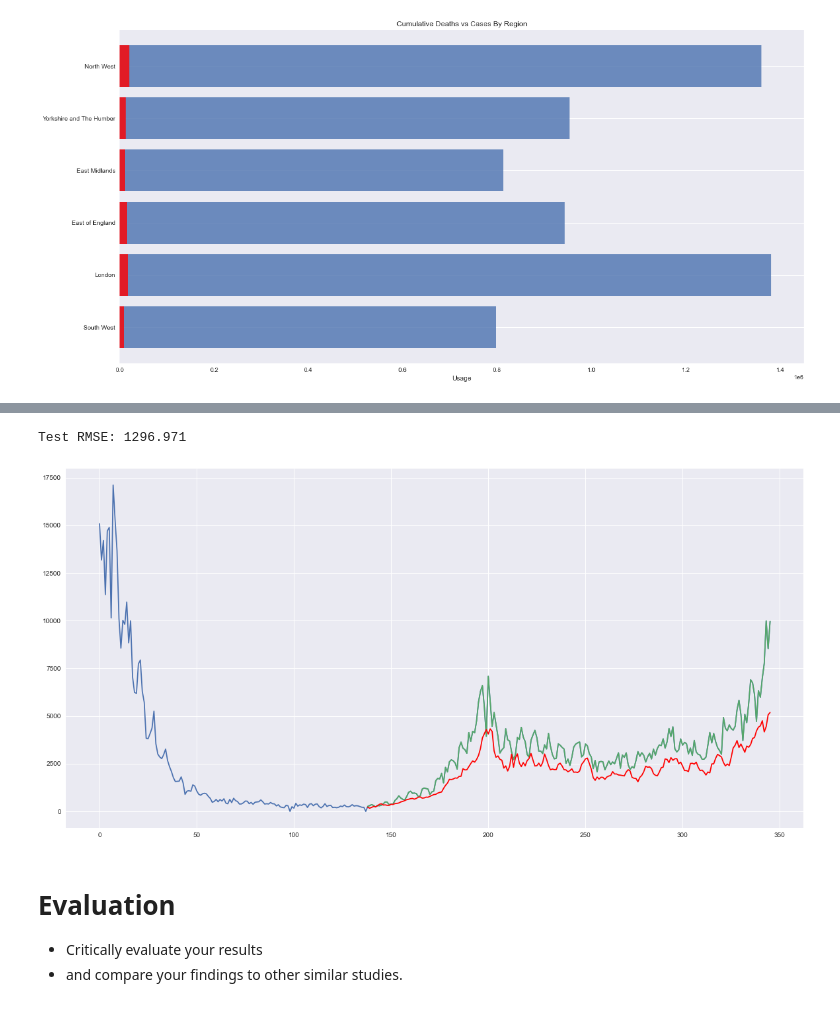
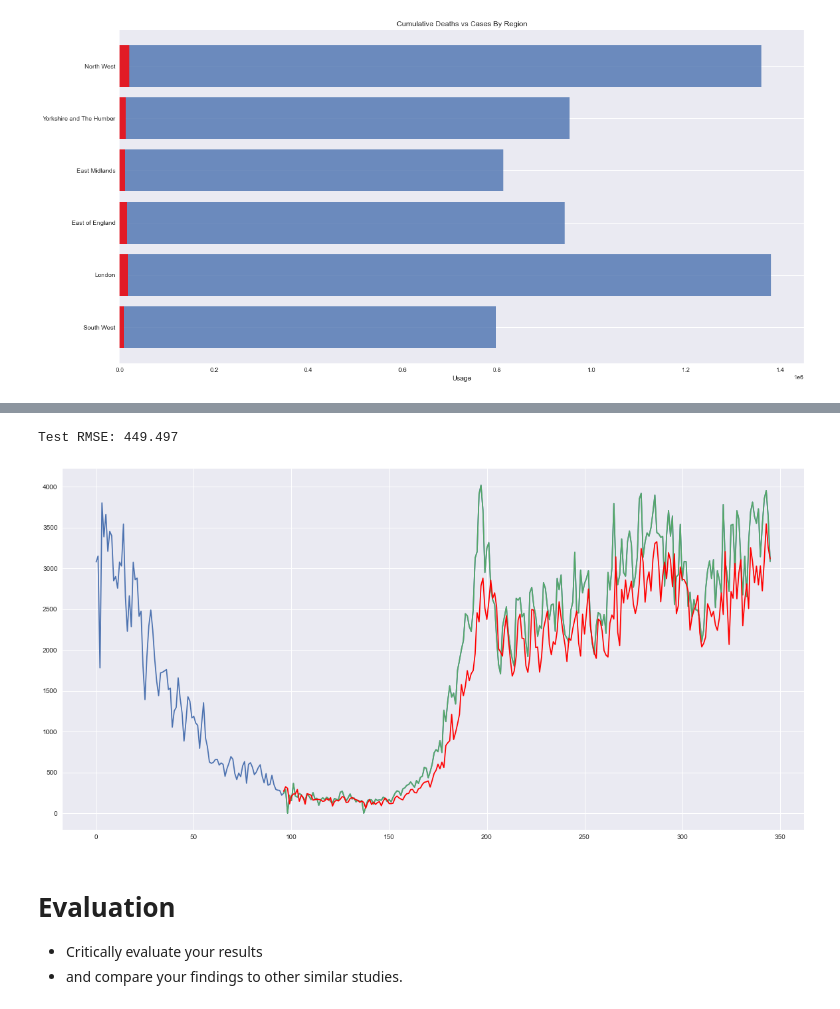
Before and after one commit to JustGinger888/DataScience, a Jupyter notebook: DataReport.ipynb, the cells around one changed output, grey strips where cells are left out. Drawn from its saved outputs; the diff is of its cells as text; code cells hidden in the pictures.

```diff
--- a/DataReport.ipynb
+++ b/DataReport.ipynb
@@ -773,8 +795,8 @@ def predict(coef, history):
 filename = 'data.xlsx'
 df = pd.read_excel(filename)
 
-filterEM = df['areaName']=='London'
-df = df[filterEM]
+filter = df['areaName']=='East Midlands'
+df = df[filter]
 
 df = df[['date', 'newCasesByPublishDate']]
 
@@ -799,42 +821,42 @@ def difference(dataset):
 X = df['newCasesByPublishDate'].values
 Y = df['date'].values
 
-size = int(len(X) * 0.4)
+size = int(len(X) * 0.28)
 train, test = X[0:size], X[size:]
 # train autoregression
-model = AutoReg(train, lags=32)
+model = AutoReg(train, lags=20, old_names=TRUE)
 model_fit = model.fit()
 coef = model_fit.params
 # walk forward over time steps in test
 history = [train[i] for i in range(len(train))]
 predictions = list()
 testing = list()
 for t in range(len(test)):
 	yhat = predict(coef, history)
 	obs = test[t]
 	predictions.append(yhat)
 	testing.append(test[t])
 	history.append(obs)
 rmse = sqrt(mean_squared_error(test, predictions))
 print('Test RMSE: %.3f' % rmse)
 
 
 # plot
 fill = len(X)-len(test)
 fillArr = []
 for x in range(fill):
   fillArr.append(None)
 predictions = fillArr + predictions
 testing = fillArr + testing
 
 f = plt.figure()
 f.set_figwidth(20)
 f.set_figheight(10)
 
 plt.plot(X)
 plt.plot(testing)
 plt.plot(predictions, color='red')
 plt.show()
 # %% [output]
-Test RMSE: 1296.971
+Test RMSE: 449.497
-[figure, old version]
+[figure, new version]
```
Also changed, not shown: parts of 4 cells of this notebook, 1 other file.
